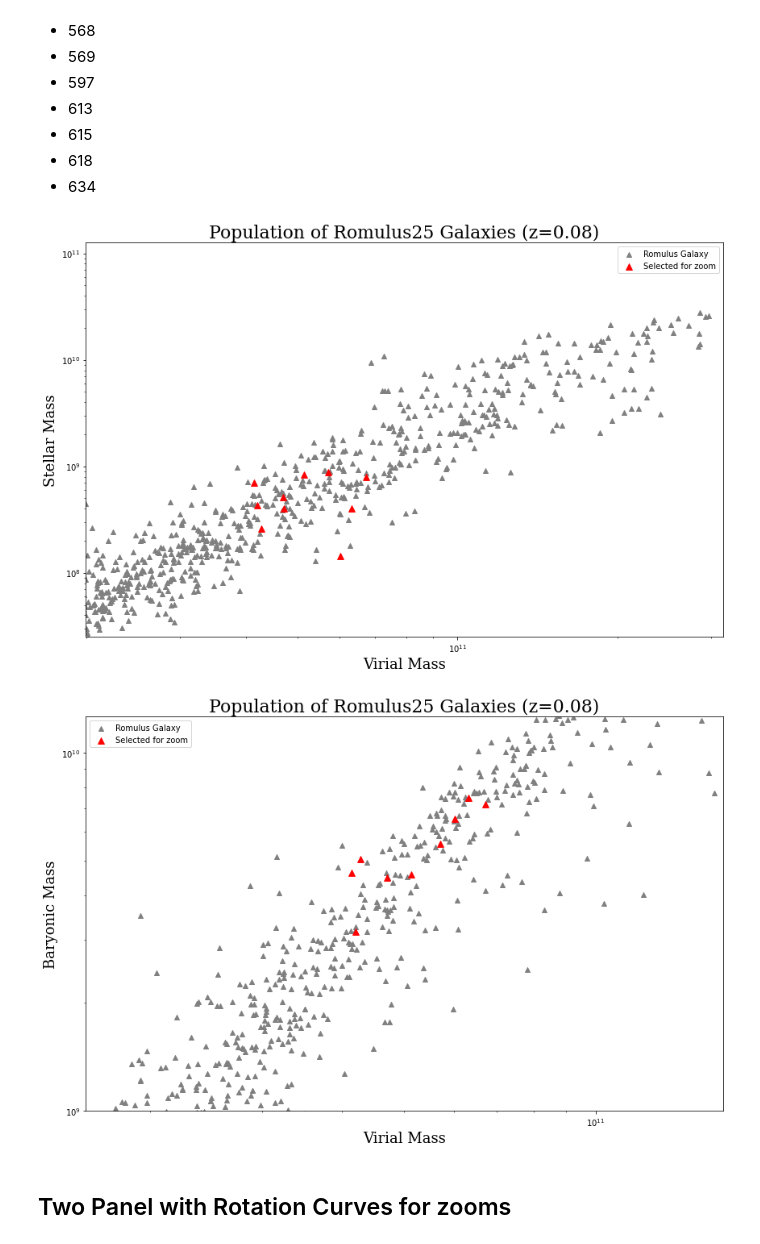
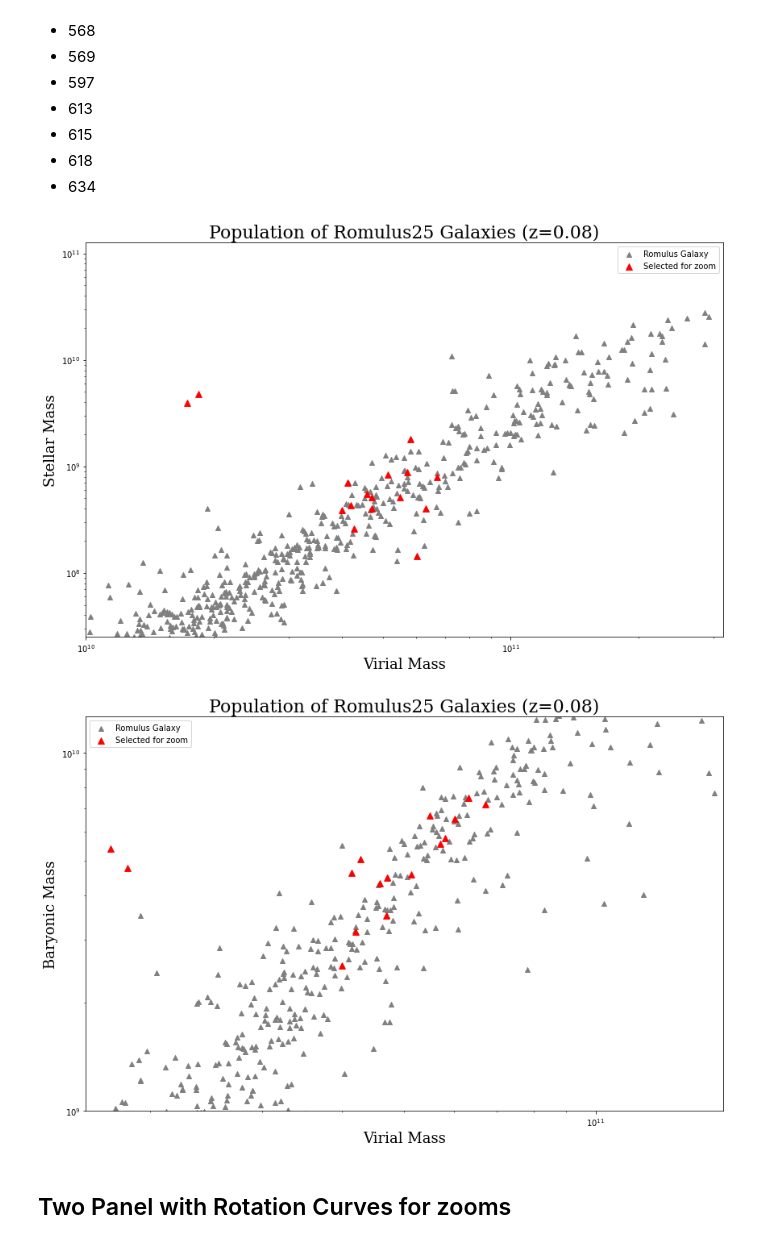
Before and after one commit to JosephWick/H1-merian, a Jupyter notebook: notebooks/PopulationFigure.ipynb, the cells around one changed output. Drawn from its saved outputs; the diff is of its cells as text; code cells hidden in the pictures.

```diff
--- a/notebooks/PopulationFigure.ipynb
+++ b/notebooks/PopulationFigure.ipynb
@@ -52,4 +41,15 @@ mbar = df['Mbar'].to_numpy()
 # %%
+# load data for all galaxies
+fpath = '~/H1-merian/figures/popFig/z08_MvirMstar.csv'
+df = pd.read_csv(fpath)
+mstar = df['Mstar'].to_numpy()
+mvir = df['Mvir'].to_numpy()
+
+fpath = '~/H1-merian/figures/popFig/z08_MgasMbar.csv'
+df = pd.read_csv(fpath)
+mgas = df['Mgas'].to_numpy()
+mbar = df['Mbar'].to_numpy()
+
 # find satellite galaxies
 sim = tangos.get_simulation("cosmo25")
 ts = sim.timesteps[-6]
@@ -61,7 +61,7 @@ masses = ts.calculate_all('Mvir')[0]
 satellites = []
 for i in range(4000):
     offsets = np.linalg.norm(centers[i] - centers[masses>masses[i]], axis=1)
-    host_mask = offsets<(2*radii[masses>masses[i]])
+    host_mask = offsets<(4*radii[masses>masses[i]])
     if True in host_mask:
         satellites.append(i)
 
@@ -76,26 +76,26 @@ mbar = mbar[mask]
 # %%
 # virial and stellar mass
 fig = plt.figure(figsize=(12,8))
 
 plt.scatter(mvir,mstar, marker='^', c='gray')
 plt.scatter(mvir_sel, mstar_sel, marker='^', c='red', s=60)
 plt.xscale('log')
 plt.yscale('log')
 
-plt.xlim([10**10.3, 10**11.5])
+plt.xlim([10**10.0, 10**11.5])
 plt.ylim([10**7.4, 10**11.1])
 
 plt.title('Population of Romulus25 Galaxies (z=0.08)', fontsize=22, fontfamily='serif')
 plt.xlabel('Virial Mass', fontsize=18, fontfamily='serif')
 plt.ylabel('Stellar Mass', fontsize=18, fontfamily='serif')
 
 plt.legend(['Romulus Galaxy', 'Selected for zoom'])
 
 plt.tight_layout()
 
 plt.savefig('../figures/popFig/popFig_virialStellar_z08.png')
 # %% [output]
-[figure, old version]
+[figure, new version]
 # %%
 # virial and baryonic mass
 fig = plt.figure(figsize=(12,8))
@@ -118,7 +118,7 @@ plt.tight_layout()
 
 #plt.savefig('../figures/popFig/popFig_virialBar_z08.png')
 # %% [output]
-[figure, old version]
+[figure, new version]
 # %% [markdown]
 ## Two Panel with Rotation Curves for zooms
 # %%
```
Also changed, not shown: parts of 3 cells of this notebook, 1 other file.
